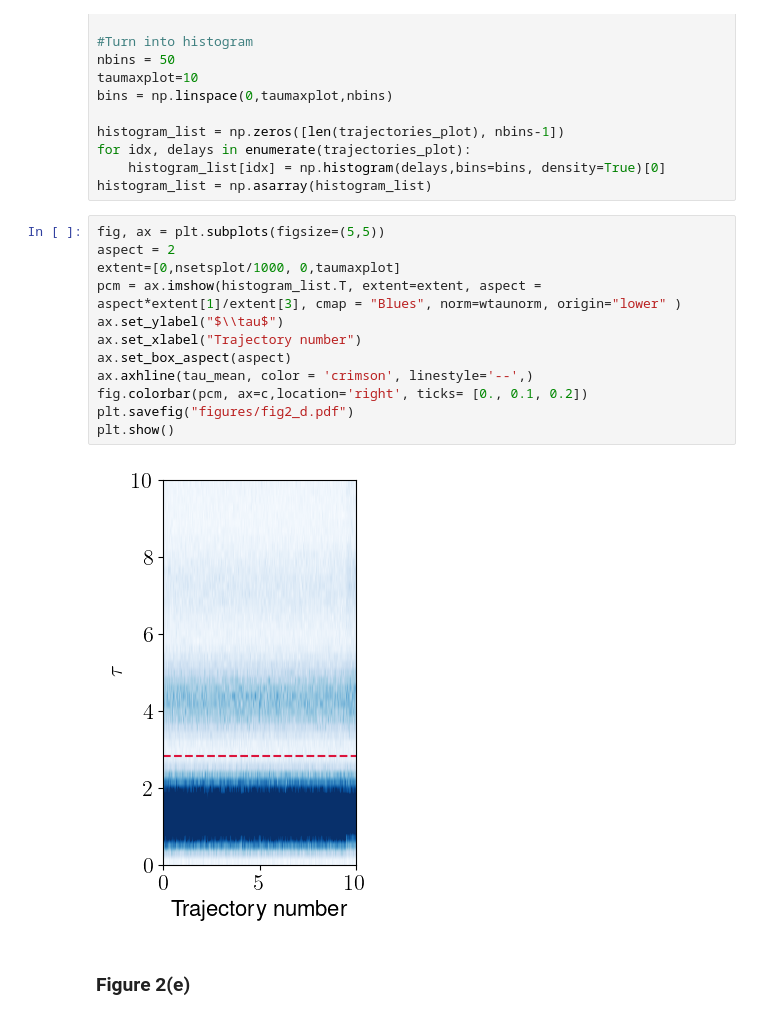
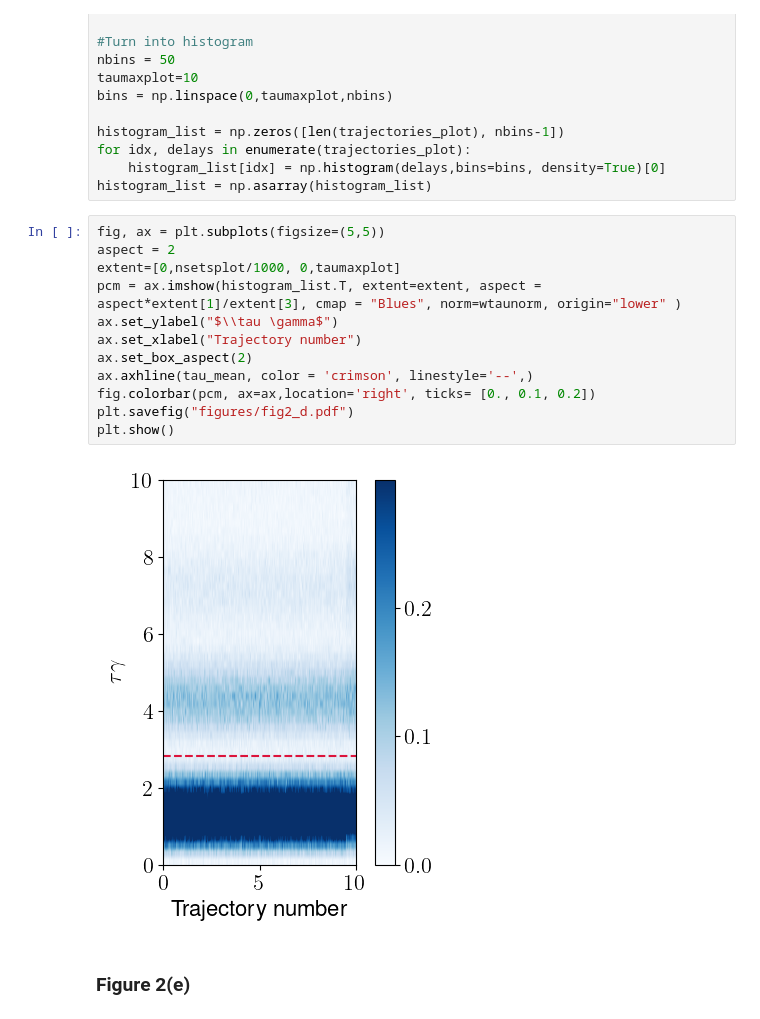
Before and after one commit to CarlosSMWolff/ParamEst-NN, a Jupyter notebook: notebooks/3-Results.ipynb, the cells around one changed output. Saved outputs shown, nothing was run; the diff lists cells and outputs as text.

```diff
--- a/notebooks/3-Results.ipynb
+++ b/notebooks/3-Results.ipynb
@@ -385,17 +312,17 @@ histogram_list = np.asarray(histogram_list)
 # %%
 fig, ax = plt.subplots(figsize=(5,5))
 aspect = 2
 extent=[0,nsetsplot/1000, 0,taumaxplot]
 pcm = ax.imshow(histogram_list.T, extent=extent, aspect = aspect*extent[1]/extent[3], cmap = "Blues", norm=wtaunorm, origin="lower" )
-ax.set_ylabel("$\\tau$")
+ax.set_ylabel("$\\tau \gamma$")
 ax.set_xlabel("Trajectory number")
-ax.set_box_aspect(aspect)
+ax.set_box_aspect(2)
 ax.axhline(tau_mean, color = 'crimson', linestyle='--',)
-fig.colorbar(pcm, ax=c,location='right', ticks= [0., 0.1, 0.2])
+fig.colorbar(pcm, ax=ax,location='right', ticks= [0., 0.1, 0.2])
 plt.savefig("figures/fig2_d.pdf")
 plt.show()
 # %% [output]
-[figure, old version]
+[figure, new version]
 # %% [markdown]
 ### Figure 2(e)
 # %% [markdown]
```
Also changed, not shown: parts of 46 cells of this notebook, 1 other file.
